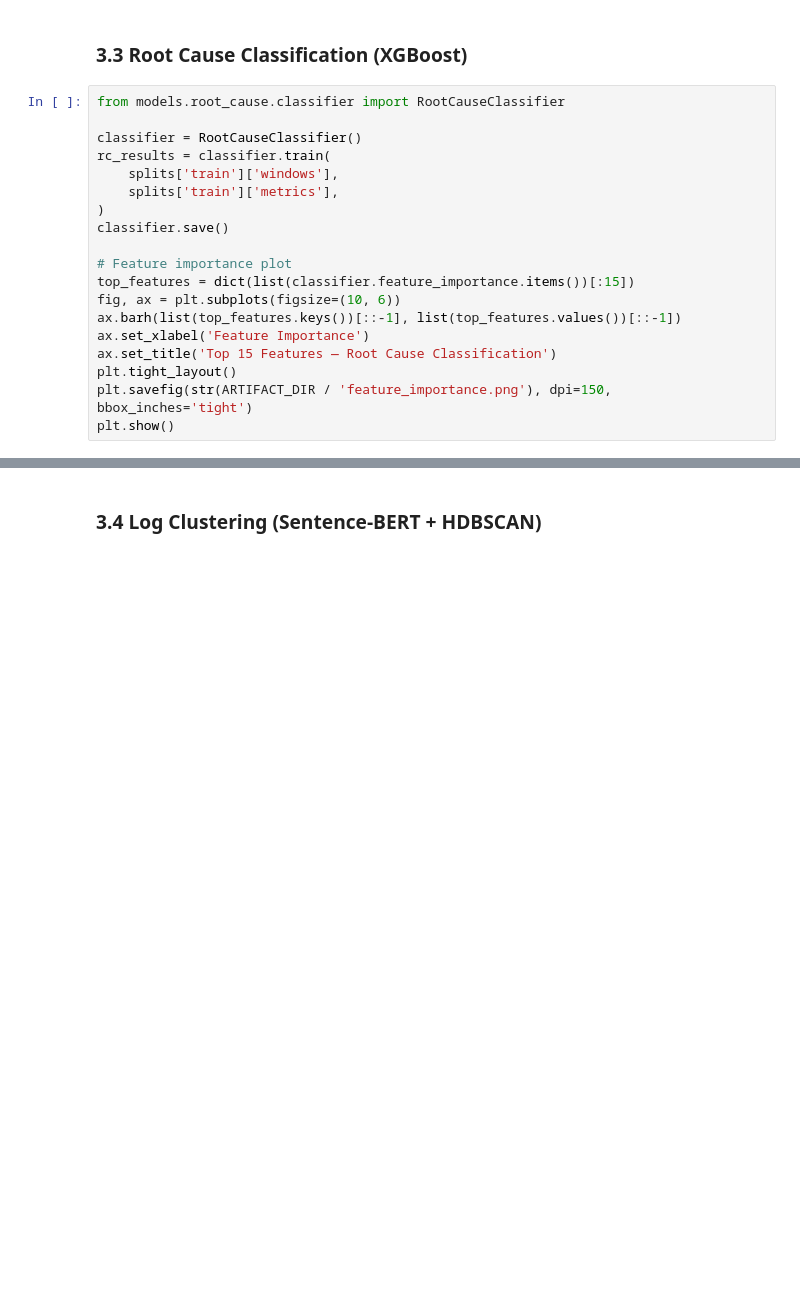
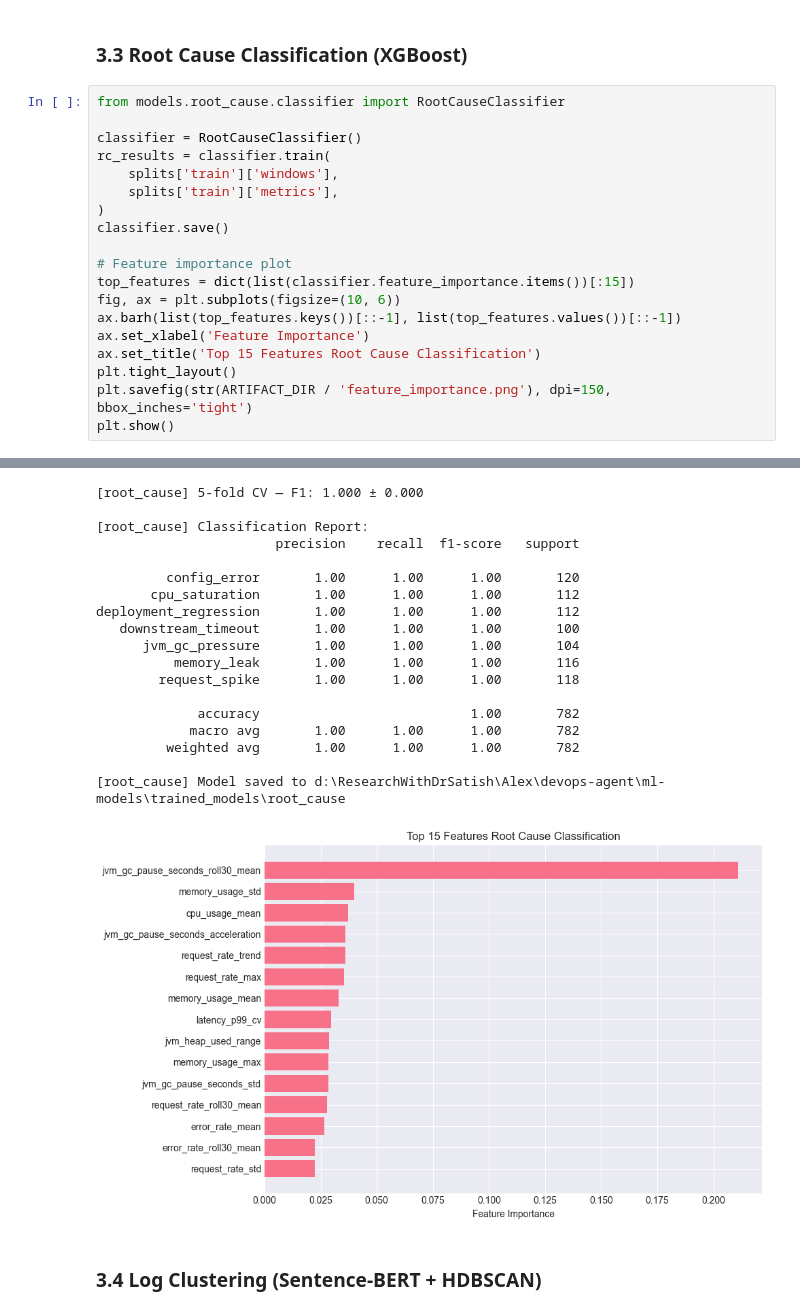
Before and after one commit to ducanhptitb19cn028/devops-agent, a Jupyter notebook: ml-models/notebooks/research_training.ipynb, the cells around one changed output, grey strips where cells are left out. Cells and saved outputs as stored; diff of their text form; blank space fills up the shorter version.

Commit message:
fix ML model

```diff
--- a/ml-models/notebooks/research_training.ipynb
+++ b/ml-models/notebooks/research_training.ipynb
@@ -170,7 +238,8 @@ top_features = dict(list(classifier.feature_importance.items())[:15])
 fig, ax = plt.subplots(figsize=(10, 6))
 ax.barh(list(top_features.keys())[::-1], list(top_features.values())[::-1])
 ax.set_xlabel('Feature Importance')
-ax.set_title('Top 15 Features — Root Cause Classification')
+ax.set_title('Top 15 Features Root Cause Classification')
 plt.tight_layout()
 plt.savefig(str(ARTIFACT_DIR / 'feature_importance.png'), dpi=150, bbox_inches='tight')
 plt.show()
+# %% [output]
@@ -177,3 +275,22 @@ plt.show()
+[root_cause] 5-fold CV — F1: 1.000 ± 0.000
+
+[root_cause] Classification Report:
+                       precision    recall  f1-score   support
+
+         config_error       1.00      1.00      1.00       120
+       cpu_saturation       1.00      1.00      1.00       112
+deployment_regression       1.00      1.00      1.00       112
+   downstream_timeout       1.00      1.00      1.00       100
+      jvm_gc_pressure       1.00      1.00      1.00       104
+          memory_leak       1.00      1.00      1.00       116
+        request_spike       1.00      1.00      1.00       118
+
+             accuracy                           1.00       782
+            macro avg       1.00      1.00      1.00       782
+         weighted avg       1.00      1.00      1.00       782
+
+[root_cause] Model saved to d:\ResearchWithDrSatish\Alex\devops-agent\ml-models\trained_models\root_cause
+[figure, added]
 # %% [markdown]
 ### 3.4 Log Clustering (Sentence-BERT + HDBSCAN)
 # %%
```
Also changed, not shown: parts of 18 cells of this notebook, 5 other files.
